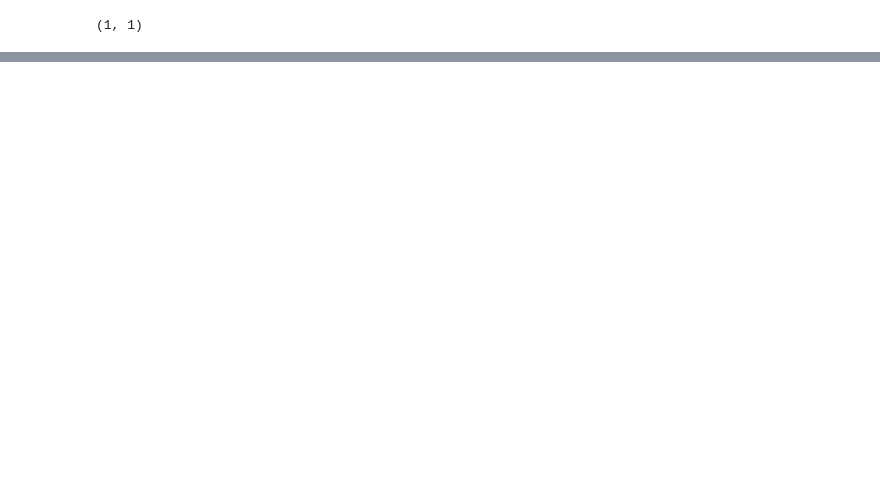
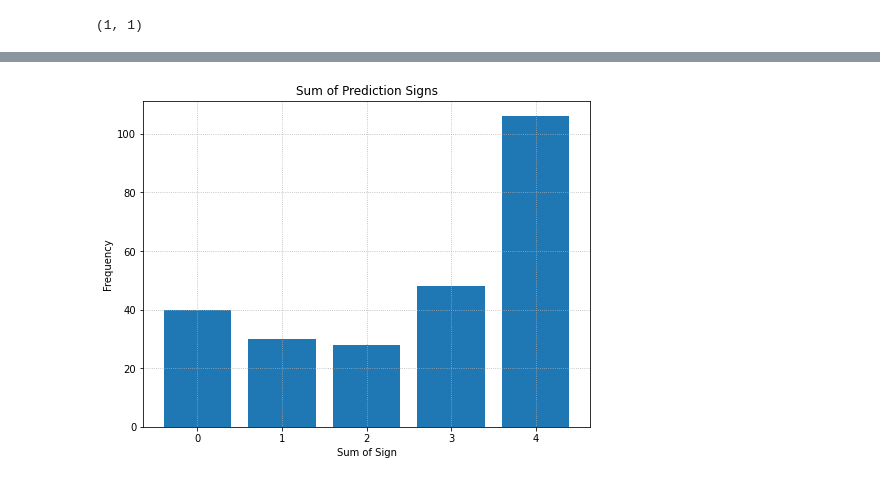
Before and after one commit to AmirDehkordi/Implied-VOL, a Jupyter notebook: Volatility.ipynb, the cells around one changed output, grey strips where cells are left out. Cells and saved outputs as stored; diff of their text form; code cells hidden in the pictures; blank space fills up the shorter version.

Commit message:
ARCH finished

```diff
--- a/Volatility.ipynb
+++ b/Volatility.ipynb
@@ -416,5 +418,6 @@ df_forecast.head(10)
 # %%
 # Number of steps that the signs were the same and opposite (1:= The same direction of prediction and actual value)
+signs_garch = df_forecast['sign']
 sign_garch = df_forecast['sign'].value_counts(normalize=False)
 sign_garch
 # %% [output]
@@ -553,5 +556,6 @@ df_forecast.head(10)
 # %%
 # Number of steps that the signs were the same and opposite (1:= The same direction of prediction and actual value)
+signs_gjrgarch = df_forecast['sign']
 sign_gjrgarch = df_forecast['sign'].value_counts(normalize=False)
 sign_gjrgarch
 # %% [output]
@@ -766,0 +696,5 @@ round(proportions_df*100, 2)
+# %%
+# Number of steps that the signs were the same and opposite (1:= The same direction of prediction and actual value)
+signs_egarch = df_forecast['sign']
+sign_egarch = df_forecast['sign'].value_counts(normalize=False)
+sign_egarch
@@ -766,0 +784,6 @@ round(proportions_df*100, 2)
+# %%
+# Collecting all the signs from differenct ARCH  variations
+all_signs = pd.DataFrame([signs_arch, signs_garch, signs_gjrgarch, signs_egarch]).T # Create a dataframe of the values
+all_signs.columns = ['ARCH', 'GARCH', 'GJR-GARCH', 'EGARCH']
+all_signs['sum_signs'] = all_signs['ARCH'] + all_signs['GARCH'] + all_signs['GJR-GARCH'] + all_signs['EGARCH']
+all_signs.head()
@@ -766,0 +798,12 @@ round(proportions_df*100, 2)
+# %%
+# Plotting the sum of signs of model predictions
+counts = all_signs['sum_signs'].value_counts().to_dict() # Get the counts of unique values in 'sum_signs'
+plt.figure(figsize=(8, 6))
+plt.bar(counts.keys(), counts.values())
+plt.title('Sum of Prediction Signs')
+plt.ylabel('Frequency')
+plt.xlabel('Sum of Signs')
+plt.xticks(list(counts.keys())) # set the x-axis tick values to be the same as the bar positions
+plt.grid(linestyle=':');
+# %% [output]
+[figure, added]
```
Also changed, not shown: parts of 47 cells of this notebook.
